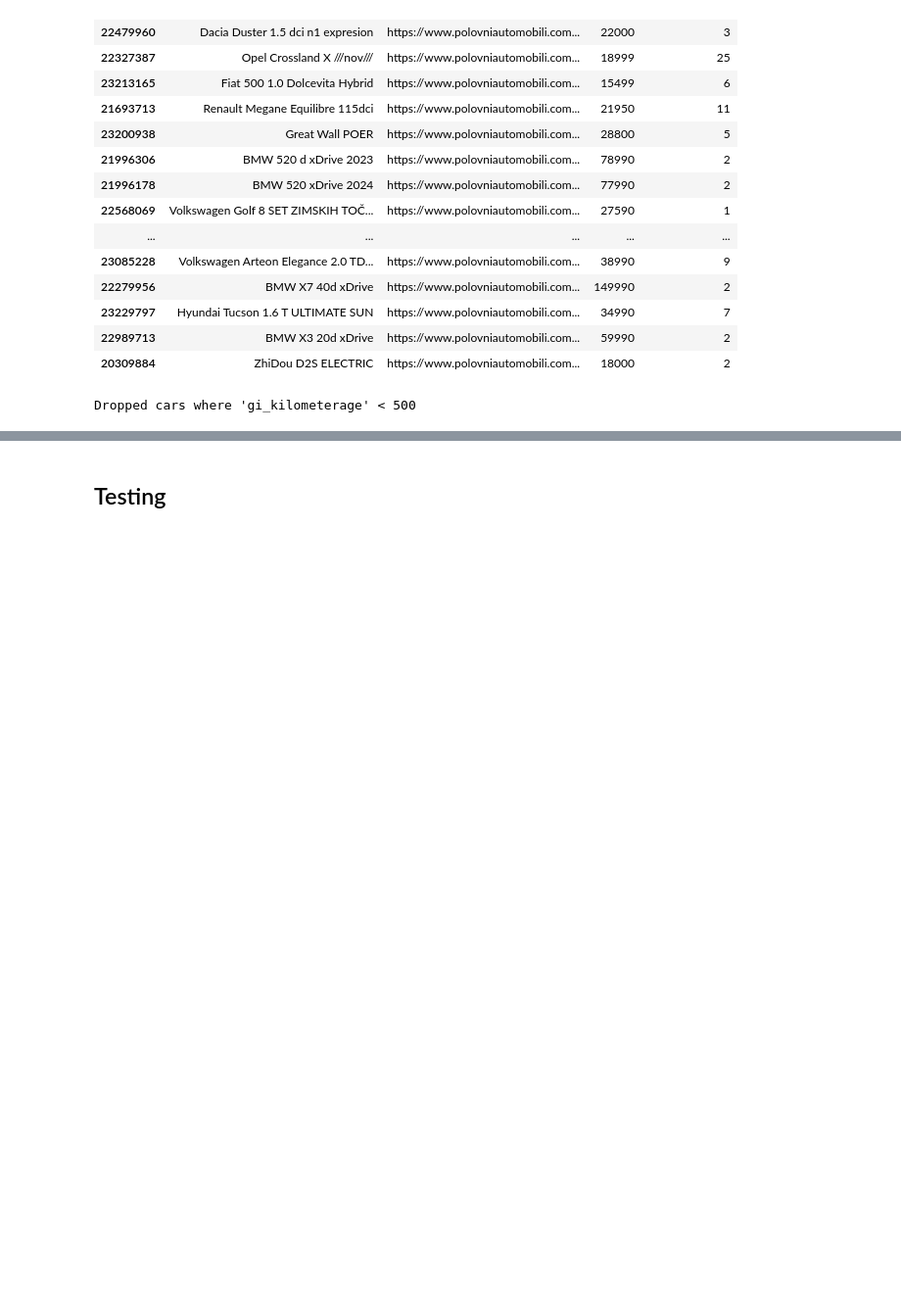
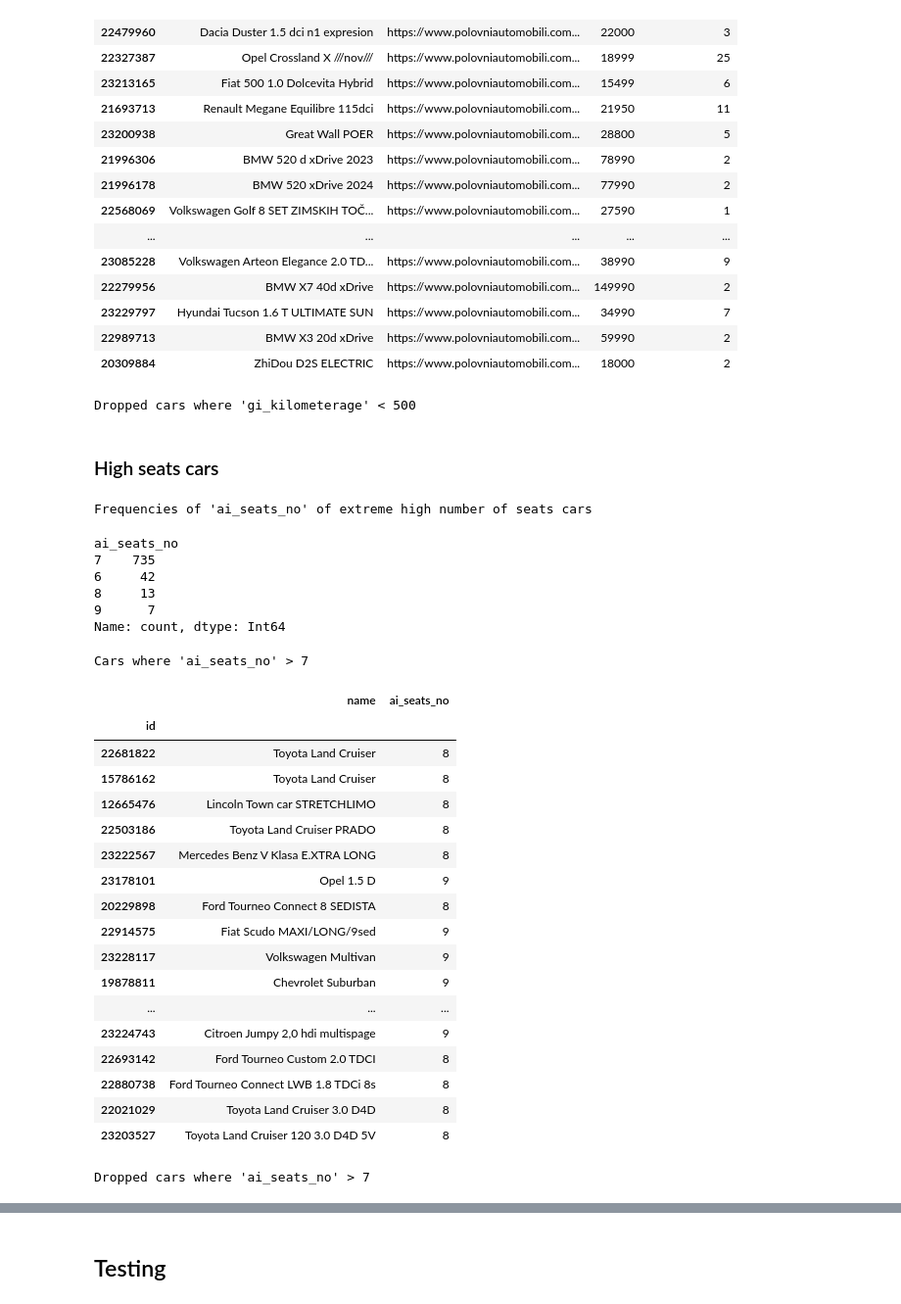
Before and after one commit to aleksa-radojicic/second_hand_car_price_prediction, a Jupyter notebook: notebooks/3_MultivariateAnalysis.ipynb, the cells around one changed output, grey strips where cells are left out. Shown: that part at 98% size. Cells and saved outputs as stored; diff of their text form; code cells hidden in the pictures; blank space fills up the shorter version.

```diff
--- a/notebooks/3_MultivariateAnalysis.ipynb
+++ b/notebooks/3_MultivariateAnalysis.ipynb
@@ -161,3 +164,5 @@ Cars where 'gi_kilometerage' < 500
 | 22989713 | BMW X3 20d xDrive | https://www.polovniautomobili.com... | 59990 | 2 |
 | 20309884 | ZhiDou D2S ELECTRIC | https://www.polovniautomobili.com... | 18000 | 2 |
 Dropped cars where 'gi_kilometerage' < 500
+# %% [markdown]
+### High seats cars
@@ -163,0 +197,35 @@ Dropped cars where 'gi_kilometerage' < 500
+# %%
+df, features_info, cols_nan_strategy, idx_to_remove = ma_high_seats_cars_nb(
+    df=df,
+    features_info=features_info,
+    cols_nan_strategy=cols_nan_strategy,
+    idx_to_remove=idx_to_remove,
+)
+# %% [output]
+Frequencies of 'ai_seats_no' of extreme high number of seats cars
+ai_seats_no
+7    735
+6     42
+8     13
+9      7
+Name: count, dtype: Int64
+Cars where 'ai_seats_no' > 7
+|  | name | ai_seats_no |
+| id |  |  |
+| 22681822 | Toyota Land Cruiser | 8 |
+| 15786162 | Toyota Land Cruiser | 8 |
+| 12665476 | Lincoln Town car STRETCHLIMO | 8 |
+| 22503186 | Toyota Land Cruiser PRADO | 8 |
+| 23222567 | Mercedes Benz V Klasa E.XTRA LONG | 8 |
+| 23178101 | Opel 1.5 D | 9 |
+| 20229898 | Ford Tourneo Connect 8 SEDISTA | 8 |
+| 22914575 | Fiat Scudo MAXI/LONG/9sed | 9 |
+| 23228117 | Volkswagen Multivan | 9 |
+| 19878811 | Chevrolet Suburban | 9 |
+| ... | ... | ... |
+| 23224743 | Citroen Jumpy 2,0 hdi multispage | 9 |
+| 22693142 | Ford Tourneo Custom 2.0 TDCI | 8 |
+| 22880738 | Ford Tourneo Connect LWB 1.8 TDCi 8s | 8 |
+| 22021029 | Toyota Land Cruiser 3.0 D4D | 8 |
+| 23203527 | Toyota Land Cruiser 120 3.0 D4D 5V | 8 |
+Dropped cars where 'ai_seats_no' > 7
```
Also changed, not shown: parts of 6 cells of this notebook, 2 other files.
